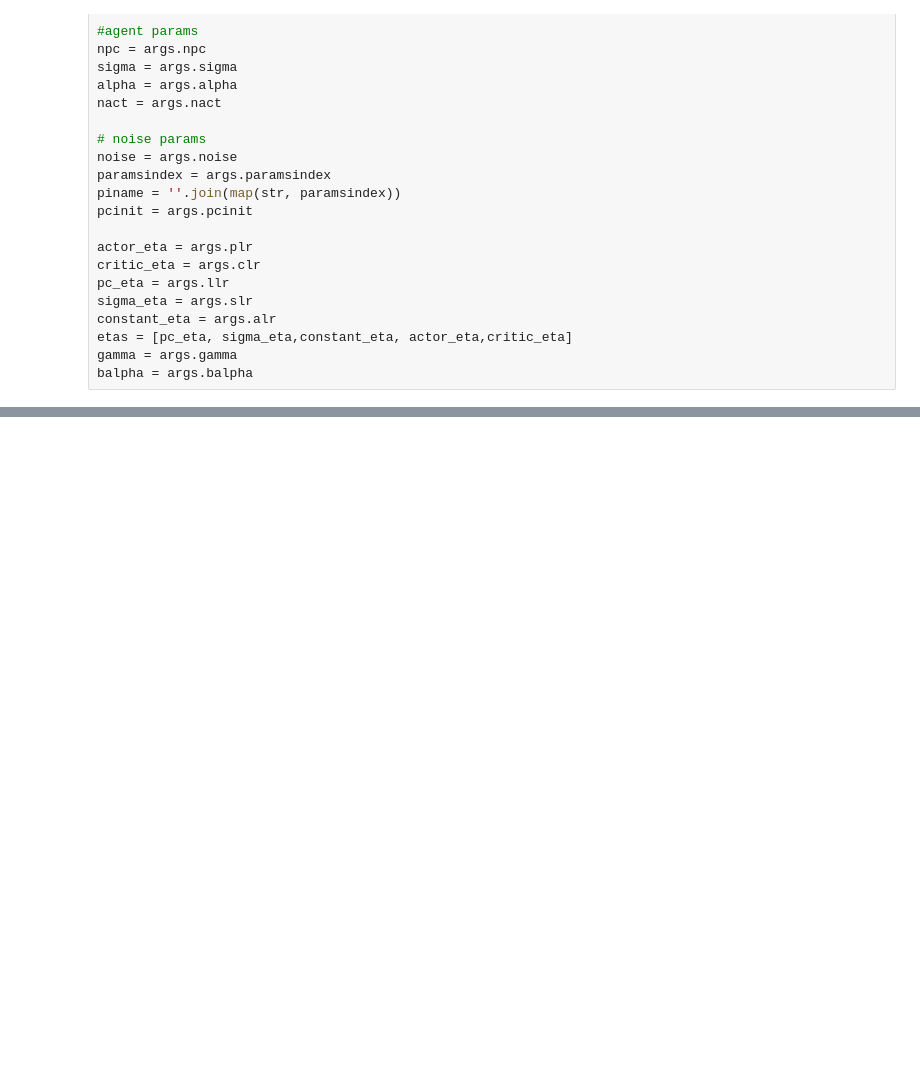
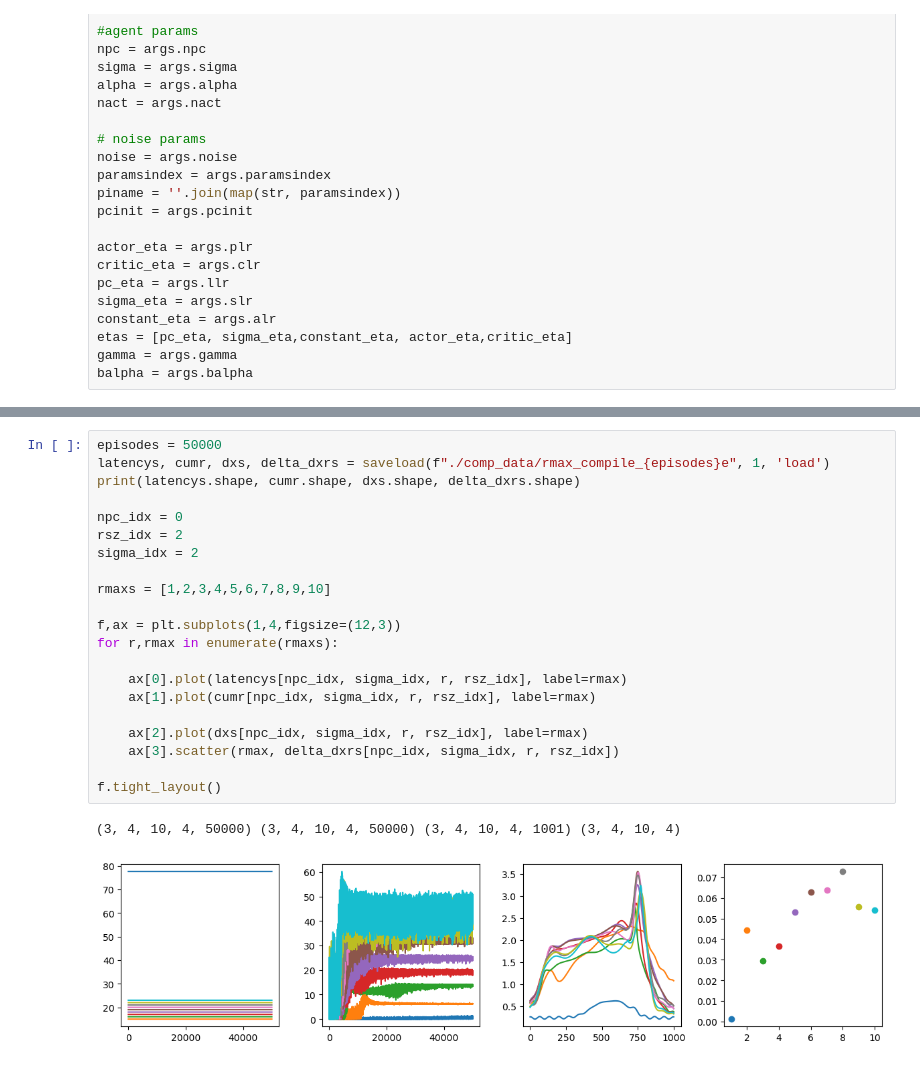
Before and after one commit to mgkumar138/online_pf_learning, a Jupyter notebook: online/1D/analyze_dx.ipynb, the cells around one changed output, grey strips where cells are left out. Cells and saved outputs as stored; diff of their text form; blank space fills up the shorter version.

```diff
--- a/online/1D/analyze_dx.ipynb
+++ b/online/1D/analyze_dx.ipynb
@@ -134,0 +210,24 @@ skip
+# %%
+episodes = 50000
+latencys, cumr, dxs, delta_dxrs = saveload(f"./comp_data/rmax_compile_{episodes}e", 1, 'load')
+print(latencys.shape, cumr.shape, dxs.shape, delta_dxrs.shape)
+
+npc_idx = 0
+rsz_idx = 2
+sigma_idx = 2
+
+rmaxs = [1,2,3,4,5,6,7,8,9,10]
+
+f,ax = plt.subplots(1,4,figsize=(12,3))
+for r,rmax in enumerate(rmaxs):
+
+    ax[0].plot(latencys[npc_idx, sigma_idx, r, rsz_idx], label=rmax)
+    ax[1].plot(cumr[npc_idx, sigma_idx, r, rsz_idx], label=rmax)
+
+    ax[2].plot(dxs[npc_idx, sigma_idx, r, rsz_idx], label=rmax)
+    ax[3].scatter(rmax, delta_dxrs[npc_idx, sigma_idx, r, rsz_idx])
+
+f.tight_layout()
+# %% [output]
+(3, 4, 10, 4, 50000) (3, 4, 10, 4, 50000) (3, 4, 10, 4, 1001) (3, 4, 10, 4)
+[figure, added]
```
Also changed, not shown: parts of 13 cells of this notebook, 17 other files.
